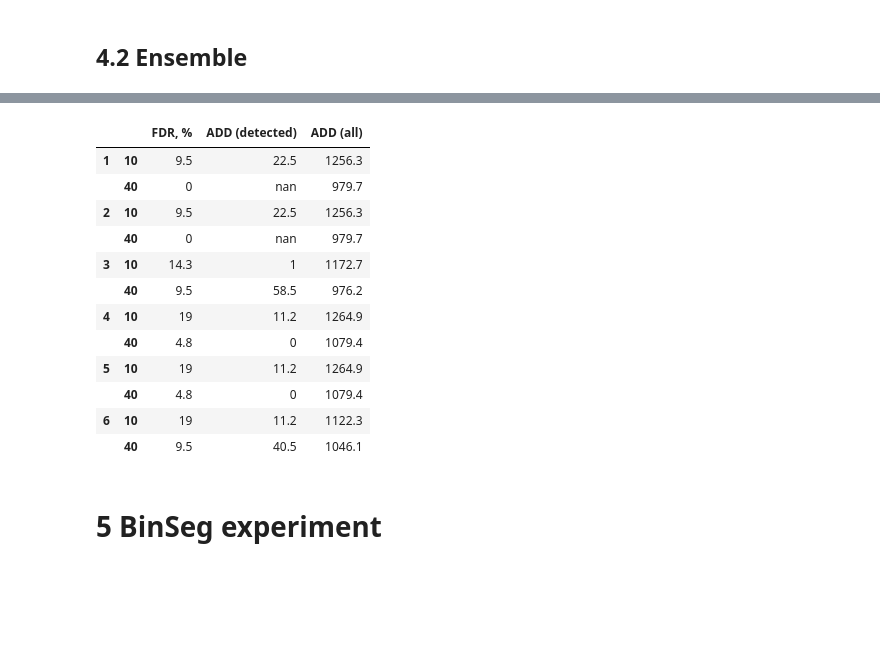
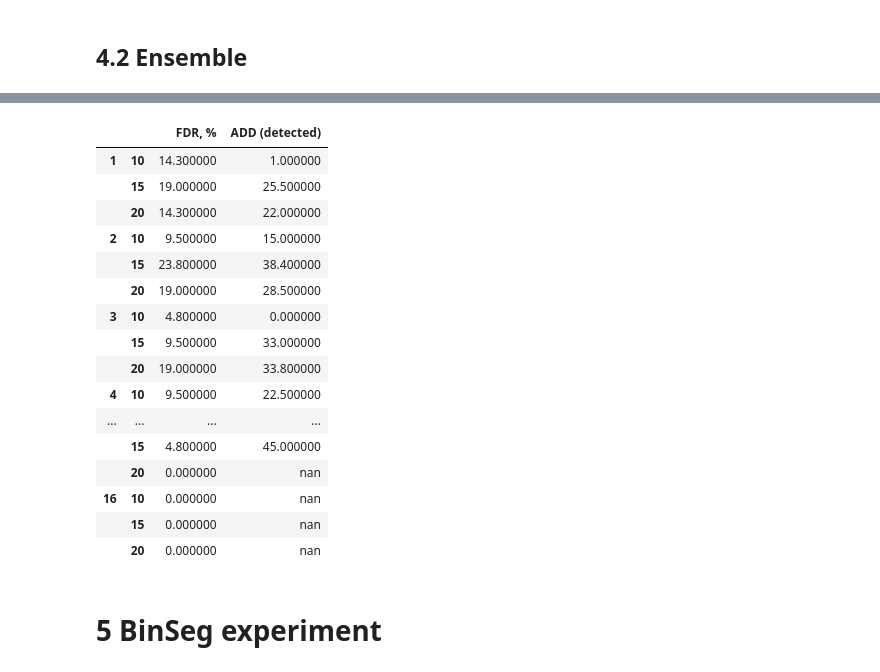
Before and after one commit to YKatser/CPDE, a Jupyter notebook: TEP_experiment.ipynb, the cells around one changed output, grey strips where cells are left out. Drawn from its saved outputs; the diff is of its cells as text; code cells hidden in the pictures; blank space fills up the shorter version.

```diff
--- a/TEP_experiment.ipynb
+++ b/TEP_experiment.ipynb
@@ -165,14 +157,17 @@ def dynpEnsemble(cost, data, num_agg_func):
                                   ensembling=num_agg_func)
         algo.fit(signal)
 
-        my_bkps = algo.predict(n_bkps=1)
-        ttf.append(my_bkps[0]-160)
+        try:
+            my_bkps = algo.predict(n_bkps=1)
+            ttf.append(my_bkps[0]-160)
+        except:
+            ttf.append(np.NaN)
     return pd.DataFrame({(num_agg_func): ttf}).T
 # %%
 %%time
 cost = CostNew()
 table1 = []
 
-for n in tnrange(1,7, desc='agg functions loop'):
+for n in tnrange(1, NUM_CPDE, desc='agg functions loop'):
     table1.append(dynpEnsemble(cost=cost, data=test, num_agg_func=n))
 # %% [output]
@@ -290,14 +276,17 @@ def windowEnsemble(cost, data, num_agg_func, width):
                                     width=width)
         algo.fit(signal)
 
-        my_bkps = algo.predict(n_bkps=1)
-        ttf.append(my_bkps[0]-160)
+        try:
+            my_bkps = algo.predict(n_bkps=1)
+            ttf.append(my_bkps[0]-160)
+        except:
+            ttf.append(np.NaN)
     return pd.DataFrame({(num_agg_func, width): ttf}).T
 # %%
 %%time
 cost = CostNew()
 table1 = []
 
-for n in tnrange(1,7, desc='agg functions loop'):
-    for w in tqdm_notebook([10, 40], desc='width loop', leave=False):
+for n in tnrange(1, NUM_CPDE, desc='agg functions loop'):
+    for w in tqdm_notebook([10, 15, 20], desc='width loop', leave=False):
         table1.append(windowEnsemble(cost=cost, data=test, num_agg_func=n, width=w))
@@ -320,23 +298,26 @@ for n in tnrange(1,7, desc='agg functions loop'):
 # %%
 final_table = (pd.concat(table1)*3)
 
 pd.DataFrame({'FDR, %':(final_table[(final_table>=0) & (final_table<96)].count(axis=1) / 21 * 100).round(1),
-              'ADD (detected)':final_table[(final_table>=0) & (final_table<96)].mean(axis=1).round(1),
-              'ADD (all)':final_table[final_table>=0].mean(axis=1).round(1)}).style.background_gradient(cmap='Blues')
+              'ADD (detected)':final_table[(final_table>=0) & (final_table<96)].mean(axis=1).round(1)}).style.background_gradient(cmap='Blues')
 # %% [output]
-|  |  | FDR, % | ADD (detected) | ADD (all) |
-| 1 | 10 | 9.5 | 22.5 | 1256.3 |
-|  | 40 | 0 | nan | 979.7 |
-| 2 | 10 | 9.5 | 22.5 | 1256.3 |
-|  | 40 | 0 | nan | 979.7 |
-| 3 | 10 | 14.3 | 1 | 1172.7 |
-|  | 40 | 9.5 | 58.5 | 976.2 |
-| 4 | 10 | 19 | 11.2 | 1264.9 |
-|  | 40 | 4.8 | 0 | 1079.4 |
-| 5 | 10 | 19 | 11.2 | 1264.9 |
-|  | 40 | 4.8 | 0 | 1079.4 |
-| 6 | 10 | 19 | 11.2 | 1122.3 |
-|  | 40 | 9.5 | 40.5 | 1046.1 |
+|  |  | FDR, % | ADD (detected) |
+| 1 | 10 | 14.300000 | 1.000000 |
+|  | 15 | 19.000000 | 25.500000 |
+|  | 20 | 14.300000 | 22.000000 |
+| 2 | 10 | 9.500000 | 15.000000 |
+|  | 15 | 23.800000 | 38.400000 |
+|  | 20 | 19.000000 | 28.500000 |
+| 3 | 10 | 4.800000 | 0.000000 |
+|  | 15 | 9.500000 | 33.000000 |
+|  | 20 | 19.000000 | 33.800000 |
+| 4 | 10 | 9.500000 | 22.500000 |
+| ... | ... | ... | ... |
+|  | 15 | 4.800000 | 45.000000 |
+|  | 20 | 0.000000 | nan |
+| 16 | 10 | 0.000000 | nan |
+|  | 15 | 0.000000 | nan |
+|  | 20 | 0.000000 | nan |
 # %% [markdown]
 # 5 BinSeg experiment
 # %% [markdown]
```
Also changed, not shown: parts of 24 cells of this notebook, 41 other files.
